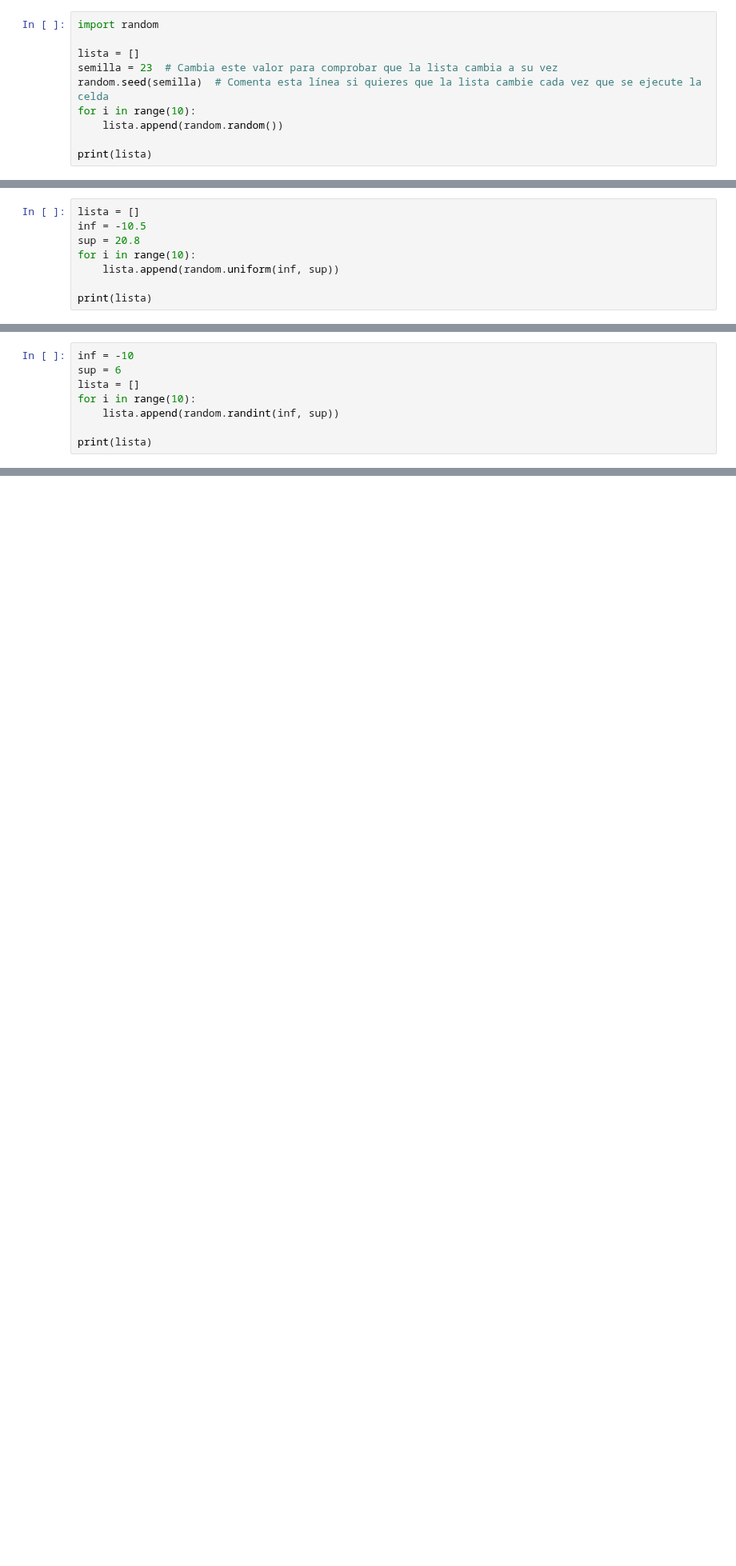
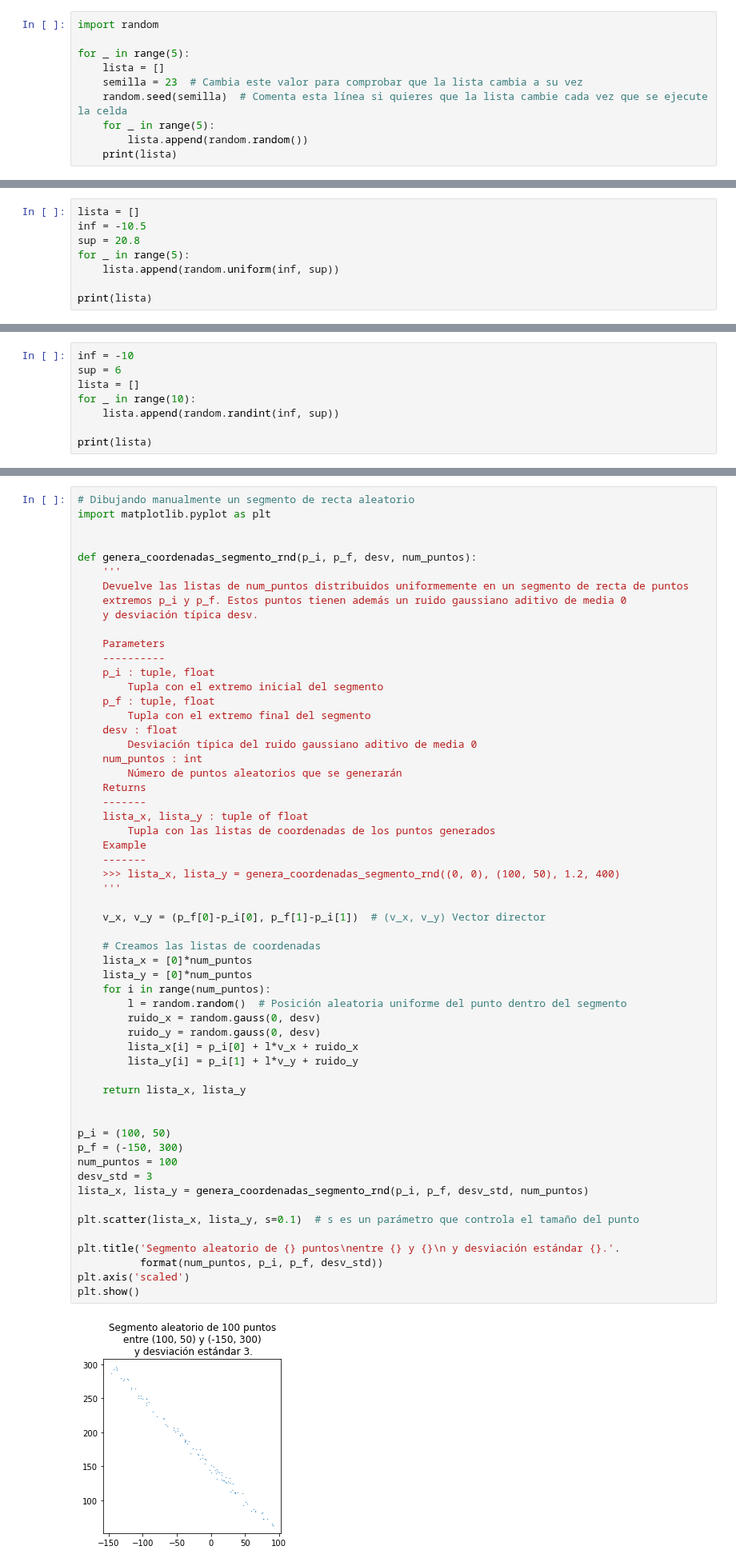
Before and after one commit to TRESPADERNE/fund_prog_python, a Jupyter notebook: notebooks/10_Random/Random.ipynb, the cells around one changed output, grey strips where cells are left out. Shown at 80% size. Saved outputs shown, nothing was run; the diff lists cells and outputs as text; blank space fills up the shorter version.

```diff
--- a/notebooks/10_Random/Random.ipynb
+++ b/notebooks/10_Random/Random.ipynb
@@ -34,11 +39,11 @@ Los valores son diferentes porque, cada vez que ejecutamos el fragmento, Python
 # %%
 import random
 
-lista = []
-semilla = 23  # Cambia este valor para comprobar que la lista cambia a su vez
-random.seed(semilla)  # Comenta esta línea si quieres que la lista cambie cada vez que se ejecute la celda
-for i in range(10):
-    lista.append(random.random())
-
-print(lista)
+for _ in range(5):
+    lista = []
+    semilla = 23  # Cambia este valor para comprobar que la lista cambia a su vez
+    random.seed(semilla)  # Comenta esta línea si quieres que la lista cambie cada vez que se ejecute la celda
+    for _ in range(5):
+        lista.append(random.random())
+    print(lista)
 # %% [output]
@@ -51,7 +59,7 @@ Si queremos obtener valores aleatorios de forma uniforme en un intervalo $[inf,s
 lista = []
 inf = -10.5
 sup = 20.8
-for i in range(10):
+for _ in range(5):
     lista.append(random.uniform(inf, sup))
 
 print(lista)
@@ -82,7 +90,7 @@ Para generar valores enteros uniformemente distribuidos en un rango de valores p
 inf = -10
 sup = 6
 lista = []
-for i in range(10):
+for _ in range(10):
     lista.append(random.randint(inf, sup))
 
 print(lista)
@@ -347,0 +387,59 @@ Veremos más adelante cómo generar en una sóla sentencia una lista de aleatori
+# %%
+# Dibujando manualmente un segmento de recta aleatorio
+import matplotlib.pyplot as plt
+
+
+def genera_coordenadas_segmento_rnd(p_i, p_f, desv, num_puntos):
+    '''
+    Devuelve las listas de num_puntos distribuidos uniformemente en un segmento de recta de puntos
+    extremos p_i y p_f. Estos puntos tienen además un ruido gaussiano aditivo de media 0
+    y desviación típica desv.
+
+    Parameters
+    ----------
+    p_i : tuple, float
+        Tupla con el extremo inicial del segmento
+    p_f : tuple, float
+        Tupla con el extremo final del segmento
+    desv : float
+        Desviación típica del ruido gaussiano aditivo de media 0
+    num_puntos : int
+        Número de puntos aleatorios que se generarán
+    Returns
+    -------
+    lista_x, lista_y : tuple of float
+        Tupla con las listas de coordenadas de los puntos generados
+    Example
+    -------
+    >>> lista_x, lista_y = genera_coordenadas_segmento_rnd((0, 0), (100, 50), 1.2, 400)
+    '''
+
+    v_x, v_y = (p_f[0]-p_i[0], p_f[1]-p_i[1])  # (v_x, v_y) Vector director
+
+    # Creamos las listas de coordenadas
+    lista_x = [0]*num_puntos
+    lista_y = [0]*num_puntos
+    for i in range(num_puntos):
+        l = random.random()  # Posición aleatoria uniforme del punto dentro del segmento
+        ruido_x = random.gauss(0, desv)
+        ruido_y = random.gauss(0, desv)
+        lista_x[i] = p_i[0] + l*v_x + ruido_x
+        lista_y[i] = p_i[1] + l*v_y + ruido_y
+
+    return lista_x, lista_y
+
+
+p_i = (100, 50)
+p_f = (-150, 300)
+num_puntos = 100
+desv_std = 3
+lista_x, lista_y = genera_coordenadas_segmento_rnd(p_i, p_f, desv_std, num_puntos)
+
+plt.scatter(lista_x, lista_y, s=0.1)  # s es un parámetro que controla el tamaño del punto
+
+plt.title('Segmento aleatorio de {} puntos\nentre {} y {}\n y desviación estándar {}.'.
+          format(num_puntos, p_i, p_f, desv_std))
+plt.axis('scaled')
+plt.show()
+# %% [output]
+[figure, added]
```
Also changed, not shown: parts of 21 cells of this notebook, 33 other files.
